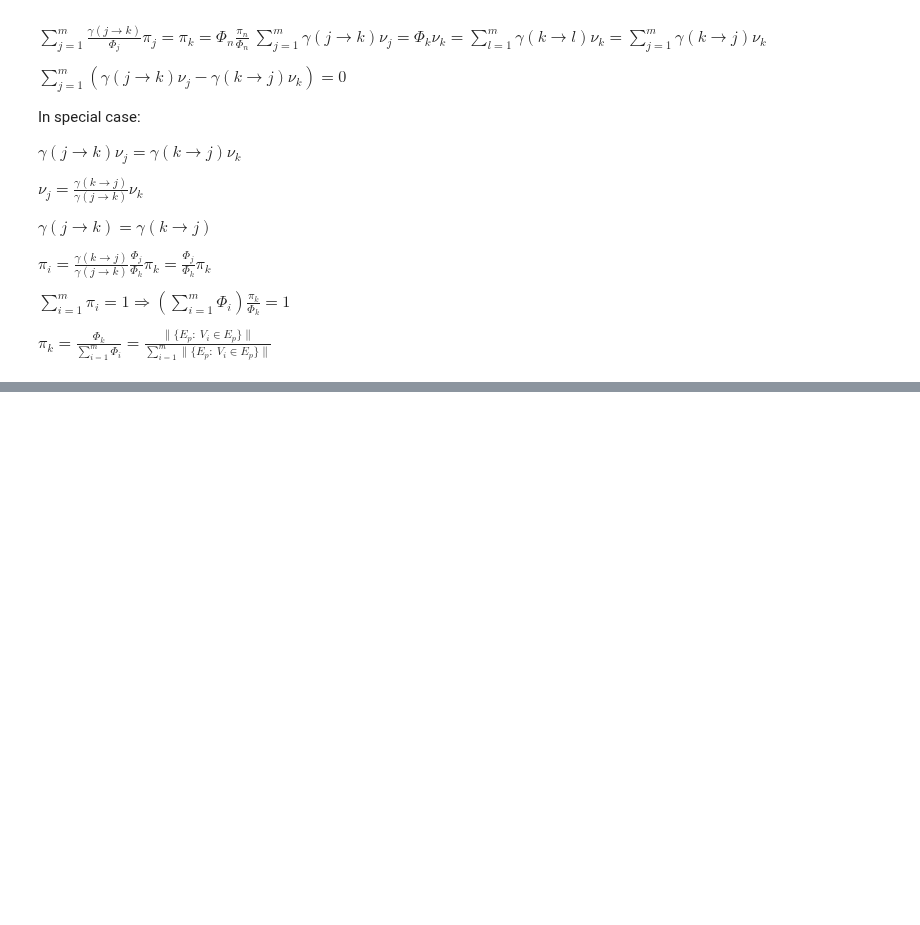
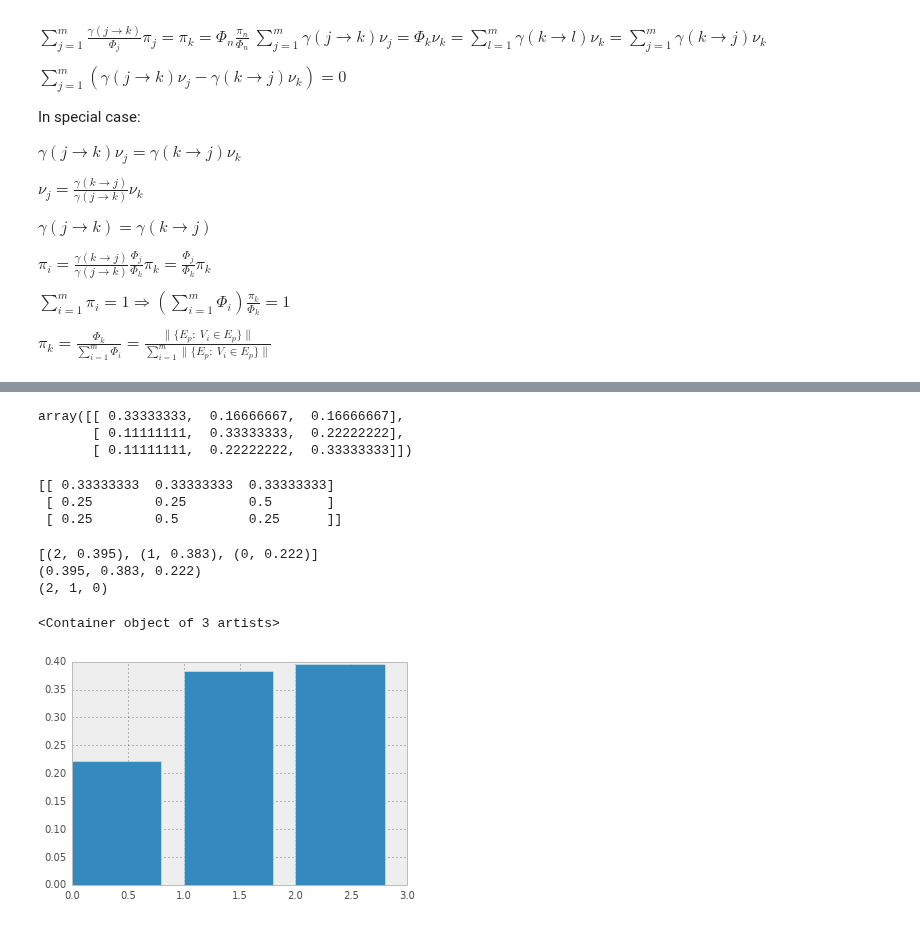
Before and after one commit to ilonajulczuk/hypergraph, a Jupyter notebook: notebooks/Modelling diffusion on hypergraph.ipynb, the cells around one changed output, grey strips where cells are left out. Drawn from its saved outputs; the diff is of its cells as text; code cells hidden in the pictures; blank space fills up the shorter version.

```diff
--- a/notebooks/Modelling diffusion on hypergraph.ipynb
+++ b/notebooks/Modelling diffusion on hypergraph.ipynb
@@ -125,0 +120,23 @@ plt.bar(HG.nodes(), ys)
+# %%
+from collections import defaultdict
+
+node_edges = np.zeros((len(HG.nodes()), len(HG.hyper_edges())))
+
+for node in HG.nodes():
+    node_edges[node - 1] = np.array([node in edge for edge in HG.hyper_edges()])
+
+number_of_edges = len(HG.hyper_edges())
+markov_matrix = np.zeros((number_of_edges, number_of_edges))
+
+for i, edge in enumerate(HG.hyper_edges()):
+    print(edge)
+    for node in edge:
+        print(node)
+        for j, contained in enumerate(node_edges[node-1]):
+            print(len(edge))
+            print(contained / len(edge) / len(node_edges[node-1]))
+            markov_matrix[i, j] += contained / len(edge) / len(node_edges[node-1])
+    print(markov_matrix[i])
+    sum_of_all = sum(markov_matrix[i])
+    #if sum_of_all:
+    #    markov_matrix[i] /= sum_of_all
@@ -125,0 +161,6 @@ plt.bar(HG.nodes(), ys)
+# %%
+markov_matrix
+# %% [output]
+array([[ 0.33333333,  0.16666667,  0.16666667],
+       [ 0.11111111,  0.33333333,  0.22222222],
+       [ 0.11111111,  0.22222222,  0.33333333]])
@@ -125,0 +169,24 @@ plt.bar(HG.nodes(), ys)
+# %%
+markov_matrix_2 = create_markov_matrix(HG.hyper_edges(), count_itself=True)
+print(markov_matrix_2)
+# %% [output]
+[[ 0.33333333  0.33333333  0.33333333]
+ [ 0.25        0.25        0.5       ]
+ [ 0.25        0.5         0.25      ]]
+# %%
+engine = DiffusionEngine(markov_matrix, t_per_walker=100)
+t_max = 1000
+frequencies, states = engine.simulate(t_max)
+
+frequencies = [(node, frequency / t_max) for node, frequency in frequencies]
+print(frequencies)
+xs, ys = zip(*frequencies)
+print(ys)
+print(xs)
+plt.bar(xs, ys)
+# %% [output]
+[(2, 0.395), (1, 0.383), (0, 0.222)]
+(0.395, 0.383, 0.222)
+(2, 1, 0)
+<Container object of 3 artists>
+[figure, added]
```
Also changed, not shown: parts of 19 cells of this notebook, 1 other file.
